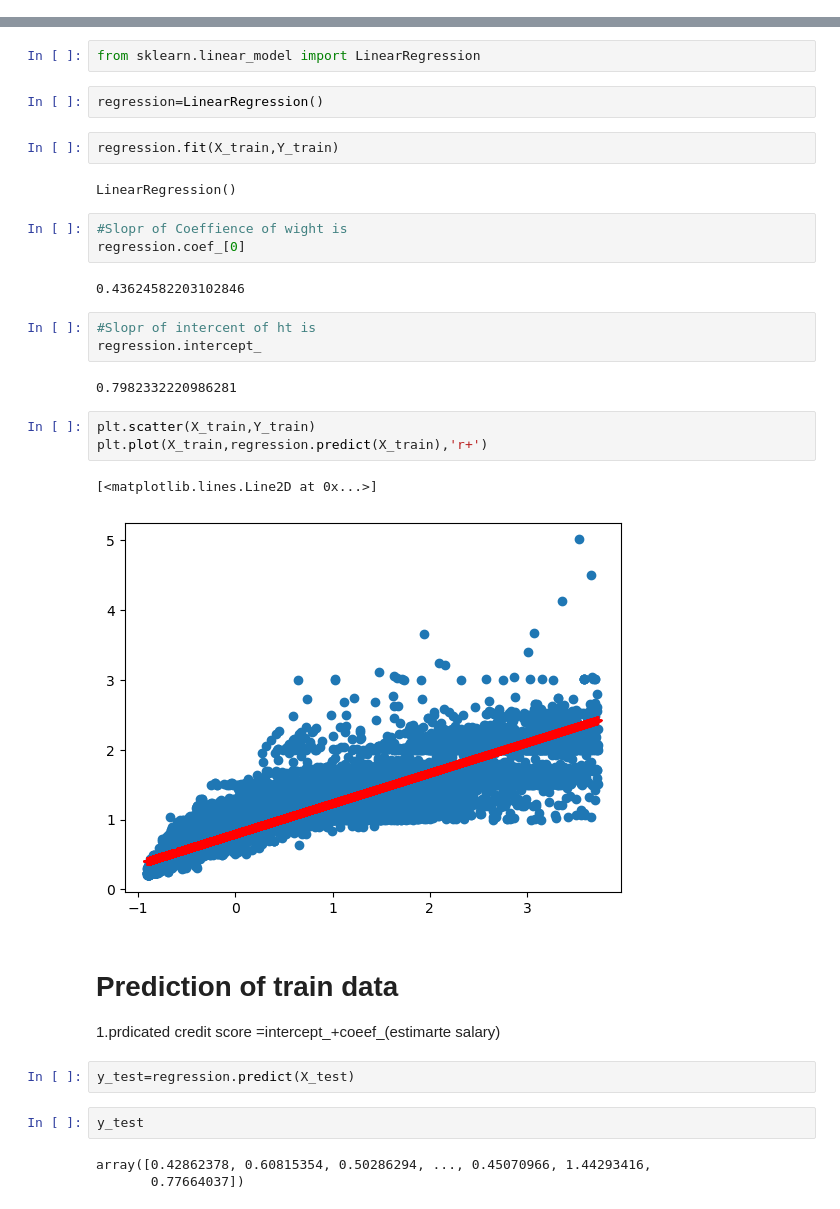
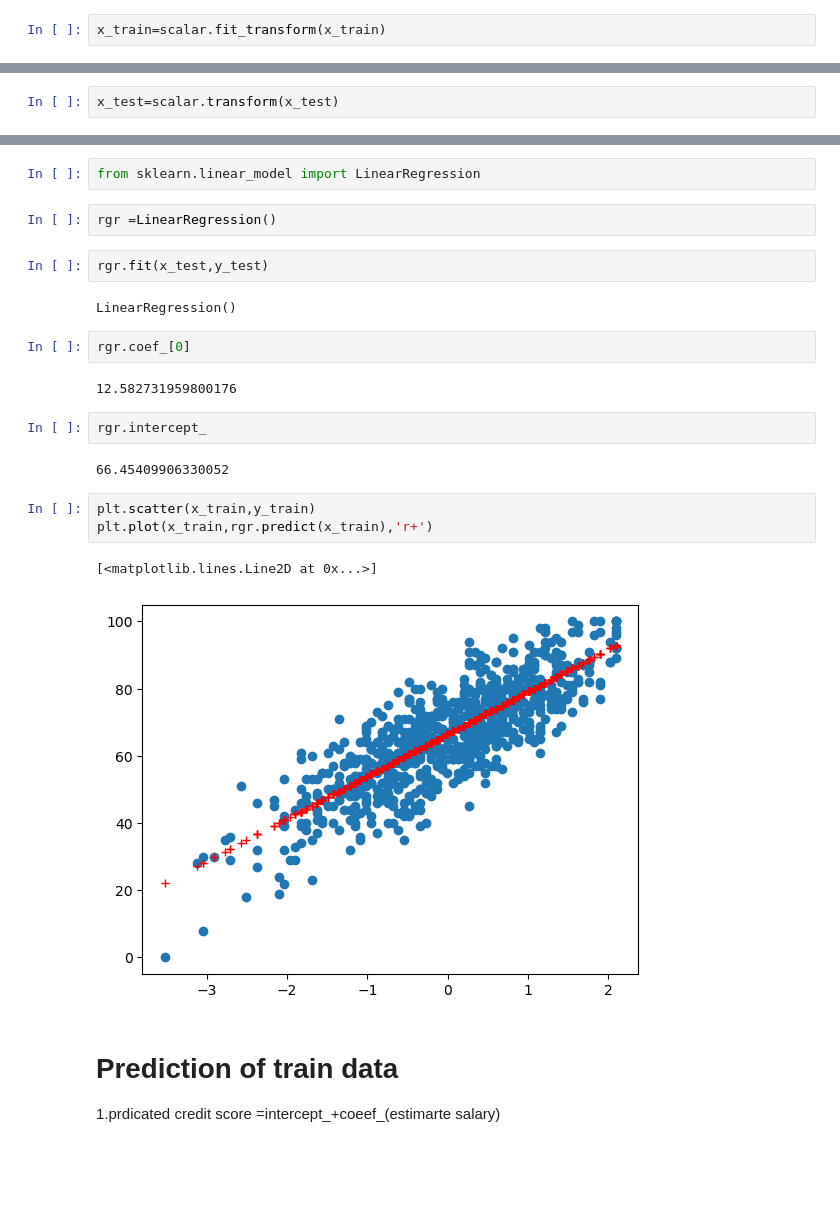
Before and after one commit to NithinKumarKR/Loan-Default-Prediction, a Jupyter notebook: Simple Linear Question.ipynb, the cells around one changed output, grey strips where cells are left out. Cells and saved outputs as stored; diff of their text form; blank space fills up the shorter version.

Commit message:
Simple Linear

```diff
--- a/Simple Linear Question.ipynb
+++ b/Simple Linear Question.ipynb
@@ -98,0 +50,2 @@ array([[-0.84725039],
+# %%
+x_train=scalar.fit_transform(x_train)
@@ -98,0 +56,2 @@ array([[-0.84725039],
+# %%
+x_test=scalar.transform(x_test)
@@ -104,34 +70,25 @@ plt.scatter(X_test,Y_test)
 # %%
 from sklearn.linear_model import LinearRegression
 # %%
-regression=LinearRegression()
+rgr =LinearRegression()
-# %%
-regression.fit(X_train,Y_train)
-# %% [output]
-LinearRegression()
-# %%
-#Slopr of Coeffience of wight is
-regression.coef_[0]
-# %% [output]
-0.43624582203102846
-# %%
-#Slopr of intercent of ht is
-regression.intercept_
-# %% [output]
-0.7982332220986281
+# %%
+rgr.fit(x_test,y_test)
+# %% [output]
+LinearRegression()
+# %%
+rgr.coef_[0]
+# %% [output]
+12.582731959800176
+# %%
+rgr.intercept_
+# %% [output]
+66.45409906330052
 # %%
-plt.scatter(X_train,Y_train)
-plt.plot(X_train,regression.predict(X_train),'r+')
+plt.scatter(x_train,y_train)
+plt.plot(x_train,rgr.predict(x_train),'r+')
 # %% [output]
 [<matplotlib.lines.Line2D at 0x...>]
-[figure, old version]
+[figure, new version]
 # %% [markdown]
 # Prediction of train data
 1.prdicated credit score =intercept_+coeef_(estimarte salary)
-# %%
-y_test=regression.predict(X_test)
-# %%
-y_test
-# %% [output]
-array([0.42862378, 0.60815354, 0.50286294, ..., 0.45070966, 1.44293416,
-       0.77664037])
```
Also changed, not shown: parts of 46 cells of this notebook, 5 other files.
